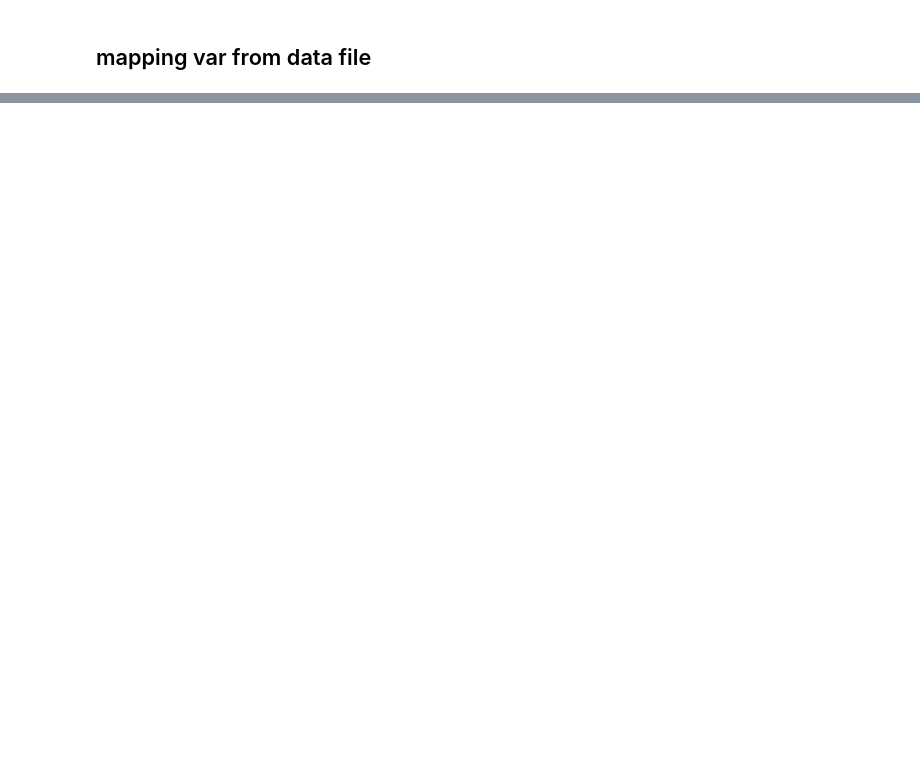
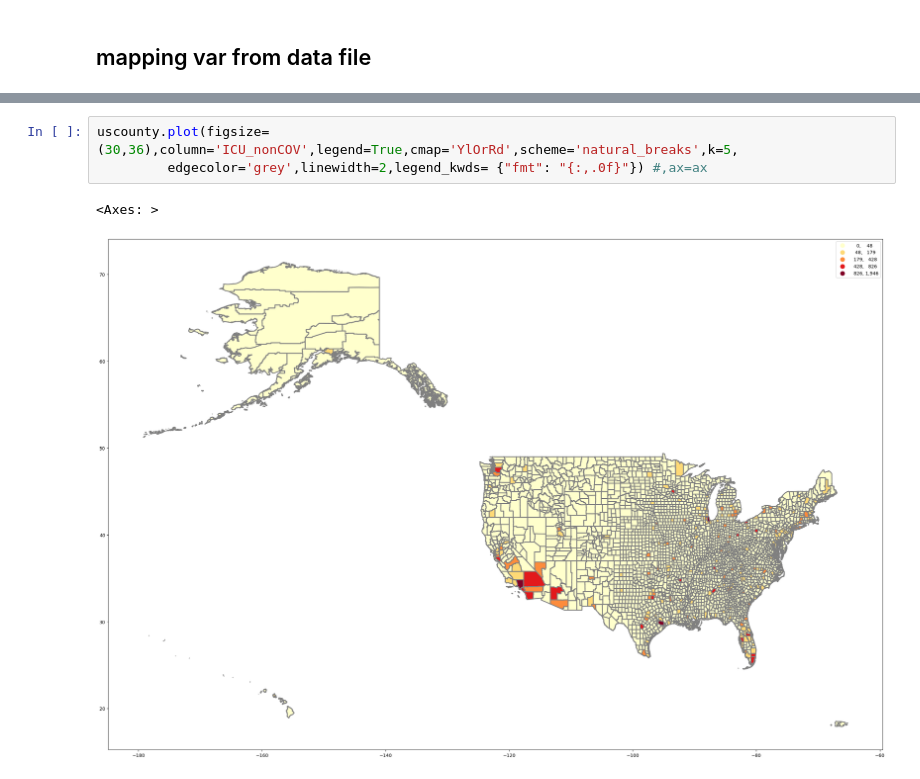
Before and after one commit to tl614-rutgers/gisTest, a Jupyter notebook: map.ipynb, the cells around one changed output, grey strips where cells are left out. Drawn from its saved outputs; the diff is of its cells as text; blank space fills up the shorter version.

```diff
--- a/map.ipynb
+++ b/map.ipynb
@@ -113,2 +131,8 @@ njC.plot(figsize=(10,12),column='POPDEN2010',legend=True,cmap='YlOrRd',scheme='n
+# %%
+uscounty.plot(figsize=(30,36),column='ICU_nonCOV',legend=True,cmap='YlOrRd',scheme='natural_breaks',k=5,
+         edgecolor='grey',linewidth=2,legend_kwds= {"fmt": "{:,.0f}"}) #,ax=ax
+# %% [output]
+<Axes: >
+[figure, added]
 # %%
 # we can overlay layers; lets get nj uni shapefile on it
```
Also changed, not shown: parts of 29 cells of this notebook.
